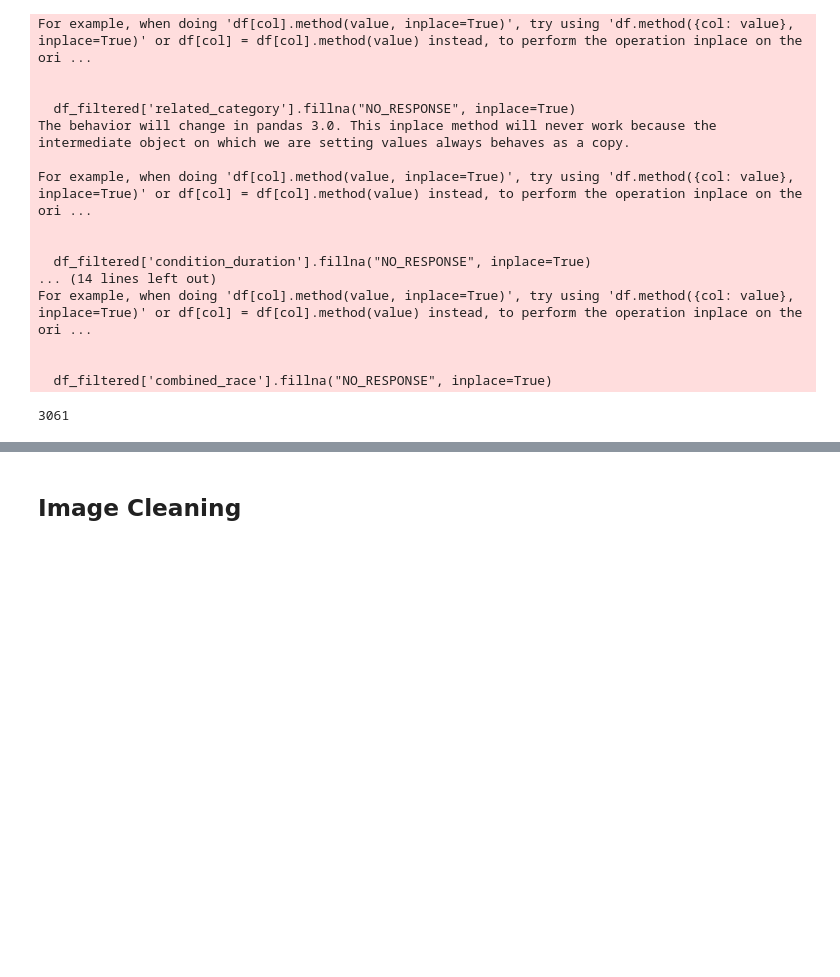
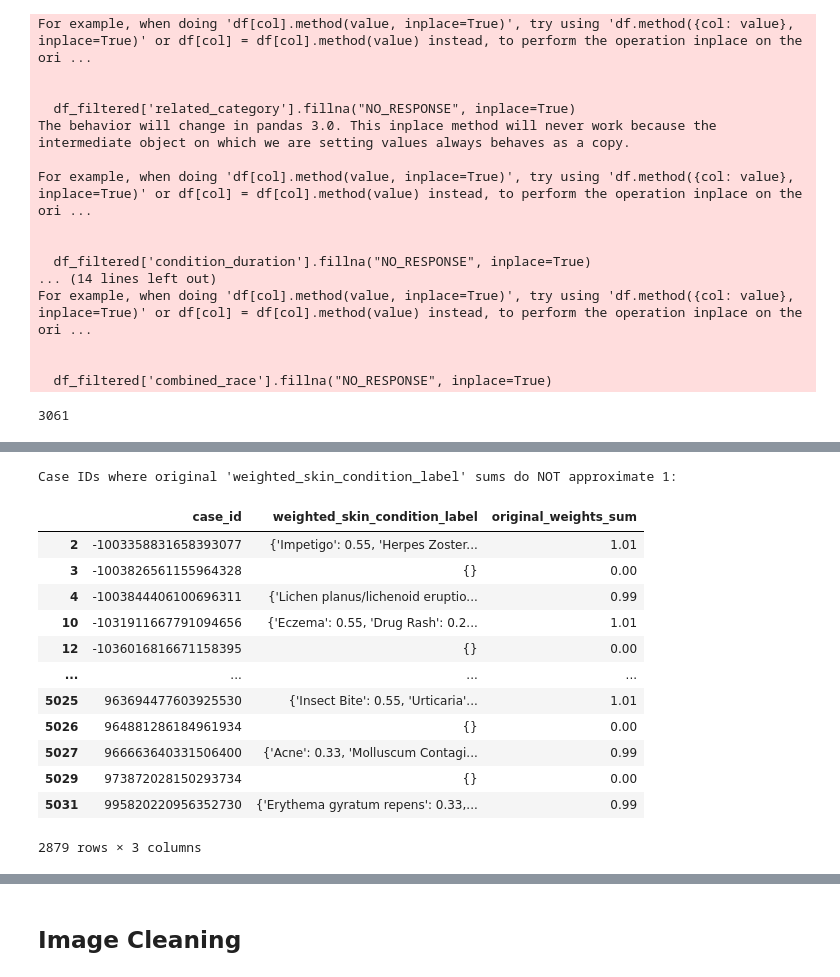
Before and after one commit to nbm016/multimodal_skin_condition_classification_skinterest_tech_2a, a Jupyter notebook: Model_Building.ipynb, the cells around one changed output, grey strips where cells are left out. Drawn from its saved outputs; the diff is of its cells as text; code cells hidden in the pictures; blank space fills up the shorter version.

```diff
--- a/Model_Building.ipynb
+++ b/Model_Building.ipynb
@@ -465,3 +466,50 @@ dermatologist_skin_condition_on_label_name
 [1, 1, 3]     18
 [1, 3]        18
 Name: count, dtype: int64
+# %%
+'''
+
+# Create a temporary DataFrame for this check, working with df_original
+temp_df = df_original.copy()
+
+# Convert stringified dictionaries in 'weighted_skin_condition_label' to actual dicts
+temp_df['parsed_weights'] = temp_df['weighted_skin_condition_label'].apply(
+    lambda x: ast.literal_eval(x) if isinstance(x, str) else x
+)
+
+# Calculate the sum of weights for each case_id from the parsed dictionary
+def sum_dict_values(weight_dict):
+    if isinstance(weight_dict, dict):
+        # Sum only numeric values, ignore None if present in dictionary values
+        return sum(v for v in weight_dict.values() if isinstance(v, (int, float)))
+    return np.nan # Return NaN if not a dictionary or empty
+
+temp_df['original_weights_sum'] = temp_df['parsed_weights'].apply(sum_dict_values)
+
+# Identify cases where the sum is not approximately 1 (ignoring NaNs)
+original_problematic_cases = temp_df[
+    ~np.isclose(temp_df['original_weights_sum'], 1.0, equal_nan=True)
+]
+
+if original_problematic_cases.empty:
+    print("All original 'weighted_skin_condition_label' dictionaries sum approximately to 1.")
+else:
+    print("Case IDs where original 'weighted_skin_condition_label' sums do NOT approximate 1:")
+    # Display case_id, original dictionary, and its sum
+    display(original_problematic_cases[['case_id', 'weighted_skin_condition_label', 'original_weights_sum']])
+'''
+# %% [output]
+Case IDs where original 'weighted_skin_condition_label' sums do NOT approximate 1:
+|  | case_id | weighted_skin_condition_label | original_weights_sum |
+| 2 | -1003358831658393077 | {'Impetigo': 0.55, 'Herpes Zoster... | 1.01 |
+| 3 | -1003826561155964328 | {} | 0.00 |
+| 4 | -1003844406100696311 | {'Lichen planus/lichenoid eruptio... | 0.99 |
+| 10 | -1031911667791094656 | {'Eczema': 0.55, 'Drug Rash': 0.2... | 1.01 |
+| 12 | -1036016816671158395 | {} | 0.00 |
+| ... | ... | ... | ... |
+| 5025 | 963694477603925530 | {'Insect Bite': 0.55, 'Urticaria'... | 1.01 |
+| 5026 | 964881286184961934 | {} | 0.00 |
+| 5027 | 966663640331506400 | {'Acne': 0.33, 'Molluscum Contagi... | 0.99 |
+| 5029 | 973872028150293734 | {} | 0.00 |
+| 5031 | 995820220956352730 | {'Erythema gyratum repens': 0.33,... | 0.99 |
+2879 rows × 3 columns
```
Also changed, not shown: parts of 14 cells of this notebook.
